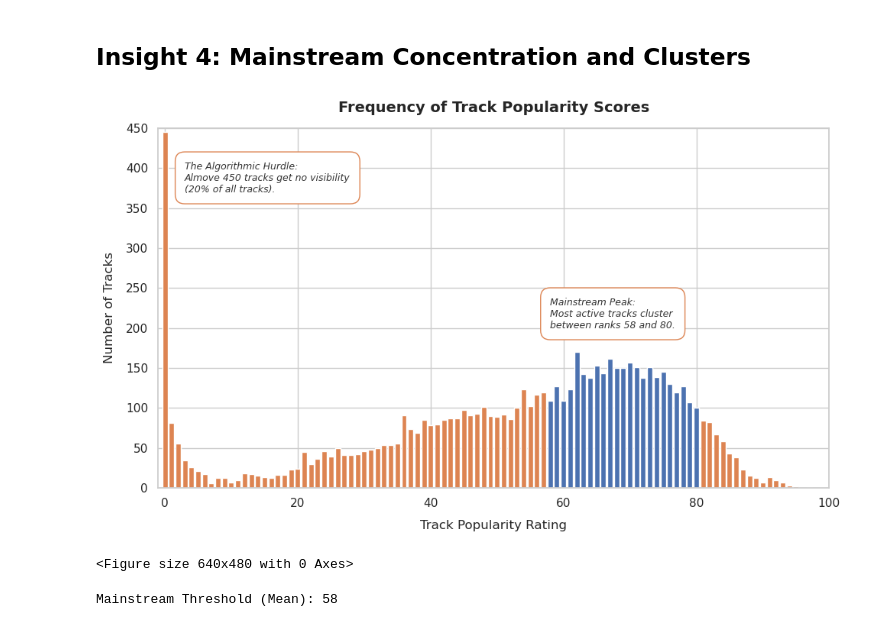
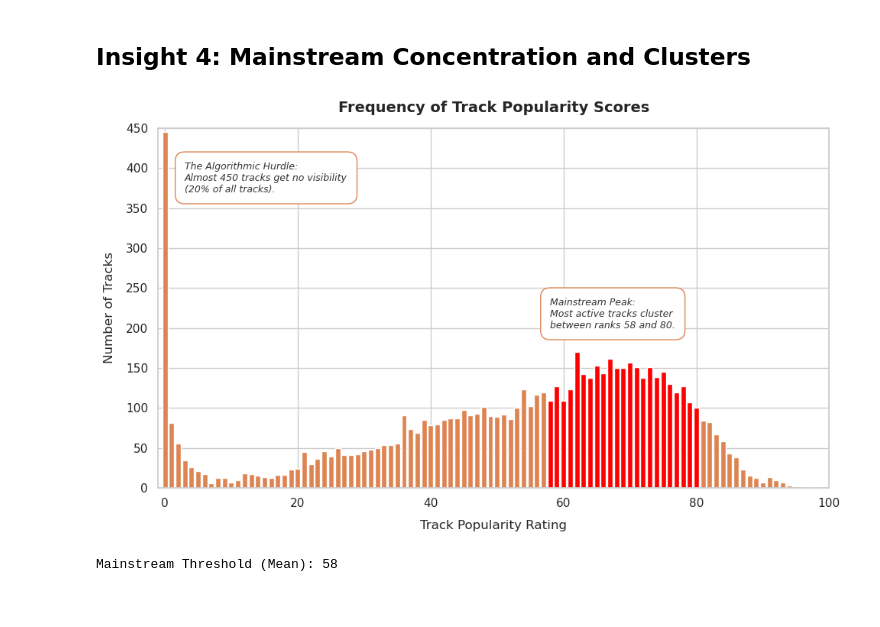
Before and after one commit to sleepobeepo004/spotify_for_emerging_artists_analysis, a Jupyter notebook: spotify_for_emerging_artists_analysis.ipynb, the cells around one changed output. Cells and saved outputs as stored; diff of their text form; code cells hidden in the pictures.

```diff
--- a/spotify_for_emerging_artists_analysis.ipynb
+++ b/spotify_for_emerging_artists_analysis.ipynb
@@ -208,29 +208,28 @@ Percentage: 27.66%
 # %%
 track_popularity_counts = spotify_df['track_popularity'].value_counts().sort_index()
 plt.figure(figsize=(10, 6))
 sns.set_theme(style="whitegrid")
 plt.bar(track_popularity_counts.index, track_popularity_counts.values, color='#dd8452')
-bar_colors = ['#4c72b0' if 58 <= x <= 80 else '#dd8452' for x in track_popularity_counts.index]
+bar_colors = ['red' if 58 <= x <= 80 else '#dd8452' for x in track_popularity_counts.index]
 plt.bar(track_popularity_counts.index, track_popularity_counts.values, color=bar_colors)
 plt.yticks(np.arange(0, 500, 50))
 plt.title('Frequency of Track Popularity Scores', fontsize=14, fontweight='bold', pad=15)
 plt.xlabel('Track Popularity Rating', fontsize=12, labelpad=10)
 plt.ylabel('Number of Tracks', fontsize=12, labelpad=10)
 plt.xlim(-1, 100)
 plt.ylim(0, 450)
 
 plt.text(3, 370, "The Algorithmic Hurdle:\nAlmost 450 tracks get no visibility\n(20% of all tracks).",
          fontsize=9, color='#333333', style='italic',
          bbox=dict(facecolor='white', edgecolor='#dd8452', boxstyle='round,pad=1'))
 plt.text(58, 200, "Mainstream Peak:\nMost active tracks cluster\nbetween ranks 58 and 80.",
          fontsize=9, color='#333333', style='italic',
          bbox=dict(facecolor='white', edgecolor='#dd8452', boxstyle='round,pad=1'))
 
 plt.tight_layout()
 plt.show()
 # %% [output]
-[figure, old version]
+[figure, new version]
-<Figure size 640x480 with 0 Axes>
 # %%
 median_popularity = spotify_df['track_popularity'].median()
 print(f"Mainstream Threshold (Mean): {median_popularity:.0f}")
```
